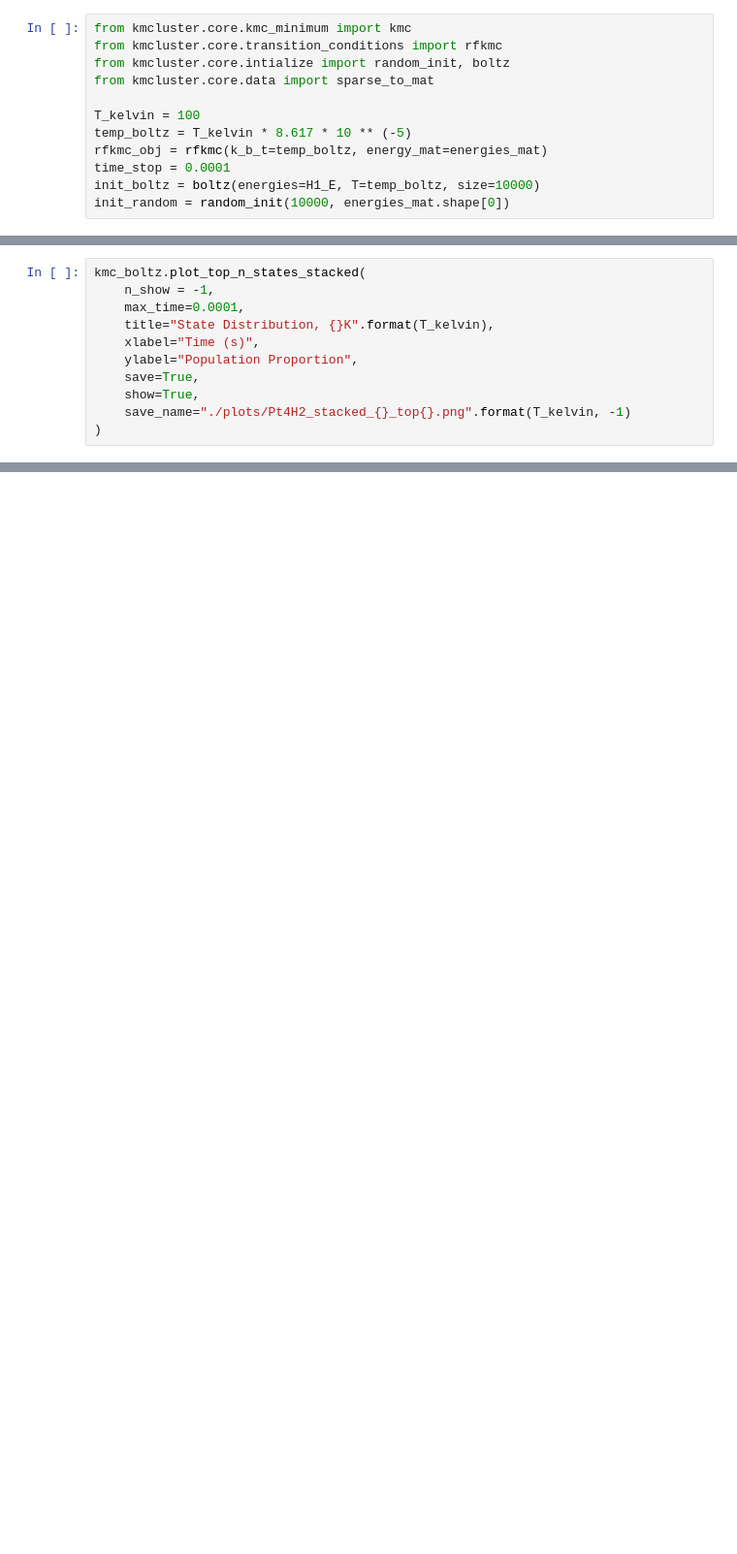
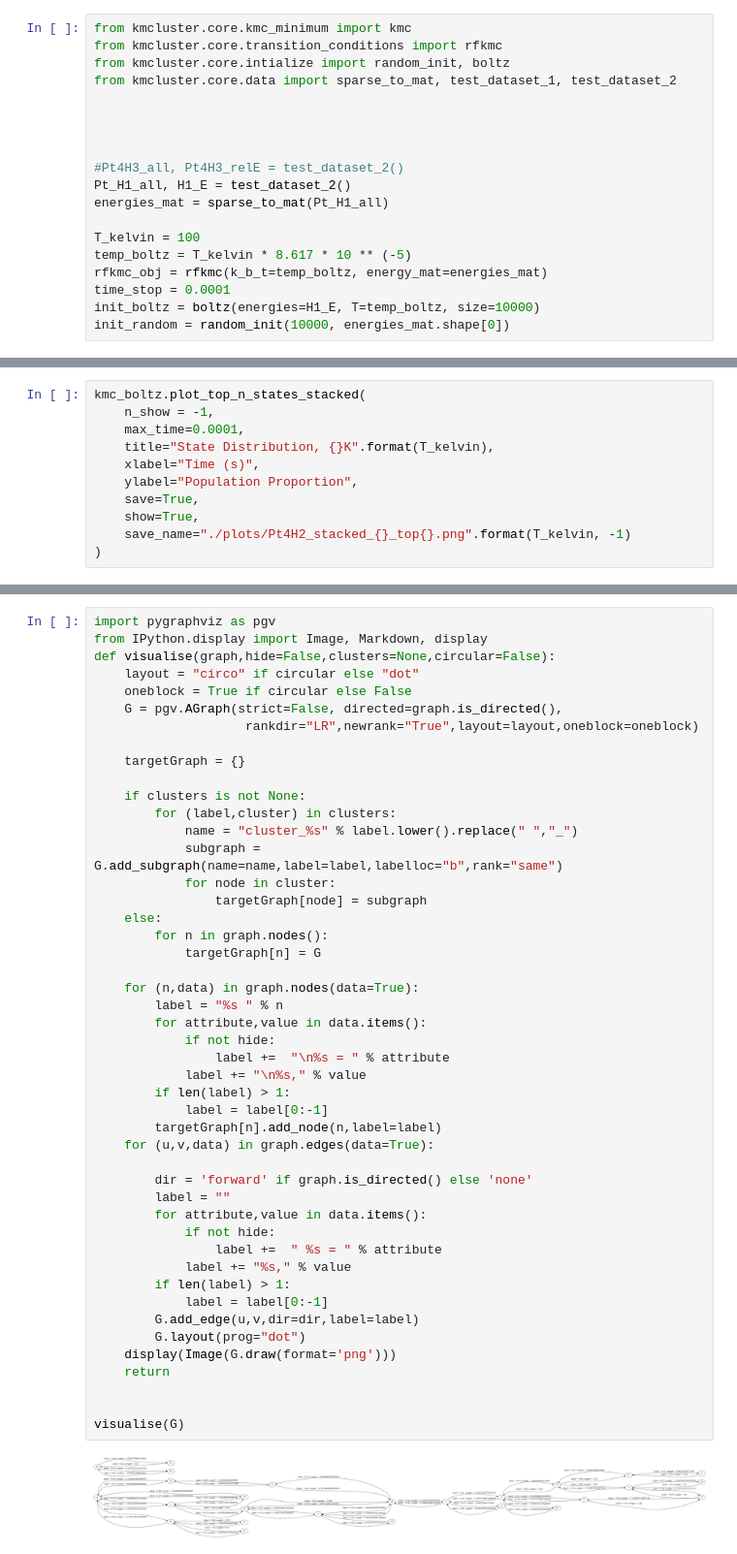
Before and after one commit to santi921/kmcluster, a Jupyter notebook: kmcluster/scripts/test_new.ipynb, the cells around one changed output, grey strips where cells are left out. Shown at 97% size. Cells and saved outputs as stored; diff of their text form; blank space fills up the shorter version.

```diff
--- a/kmcluster/scripts/test_new.ipynb
+++ b/kmcluster/scripts/test_new.ipynb
@@ -105,7 +2,14 @@ energies_mat = sparse_to_mat(Pt_H1_all)
 from kmcluster.core.kmc_minimum import kmc
 from kmcluster.core.transition_conditions import rfkmc
 from kmcluster.core.intialize import random_init, boltz
-from kmcluster.core.data import sparse_to_mat
+from kmcluster.core.data import sparse_to_mat, test_dataset_1, test_dataset_2
+
+
+
+
+#Pt4H3_all, Pt4H3_relE = test_dataset_2()
+Pt_H1_all, H1_E = test_dataset_2()
+energies_mat = sparse_to_mat(Pt_H1_all)
 
 T_kelvin = 100
 temp_boltz = T_kelvin * 8.617 * 10 ** (-5)
@@ -176,0 +154,49 @@ bisect_left([0] + [2, 4, 5], 0) - 2
+# %%
+import pygraphviz as pgv
+from IPython.display import Image, Markdown, display
+def visualise(graph,hide=False,clusters=None,circular=False):
+    layout = "circo" if circular else "dot"
+    oneblock = True if circular else False
+    G = pgv.AGraph(strict=False, directed=graph.is_directed(),
+                    rankdir="LR",newrank="True",layout=layout,oneblock=oneblock)
+
+    targetGraph = {}
+
+    if clusters is not None:
+        for (label,cluster) in clusters:
+            name = "cluster_%s" % label.lower().replace(" ","_")
+            subgraph = G.add_subgraph(name=name,label=label,labelloc="b",rank="same")
+            for node in cluster:
+                targetGraph[node] = subgraph
+    else:
+        for n in graph.nodes():
+            targetGraph[n] = G
+
+    for (n,data) in graph.nodes(data=True):
+        label = "%s " % n
+        for attribute,value in data.items():
+            if not hide:
+                label +=  "\n%s = " % attribute
+            label += "\n%s," % value
+        if len(label) > 1:
+            label = label[0:-1]
+        targetGraph[n].add_node(n,label=label)
+    for (u,v,data) in graph.edges(data=True):
+
+        dir = 'forward' if graph.is_directed() else 'none'
+        label = ""
+        for attribute,value in data.items():
+            if not hide:
+                label +=  " %s = " % attribute
+            label += "%s," % value
+        if len(label) > 1:
+            label = label[0:-1]
+        G.add_edge(u,v,dir=dir,label=label)
+        G.layout(prog="dot")
+    display(Image(G.draw(format='png')))
+    return
+
+
+visualise(G)
+# %% [output]
+[figure, added]
```
Also changed, not shown: parts of 5 cells of this notebook, 2 other files.
